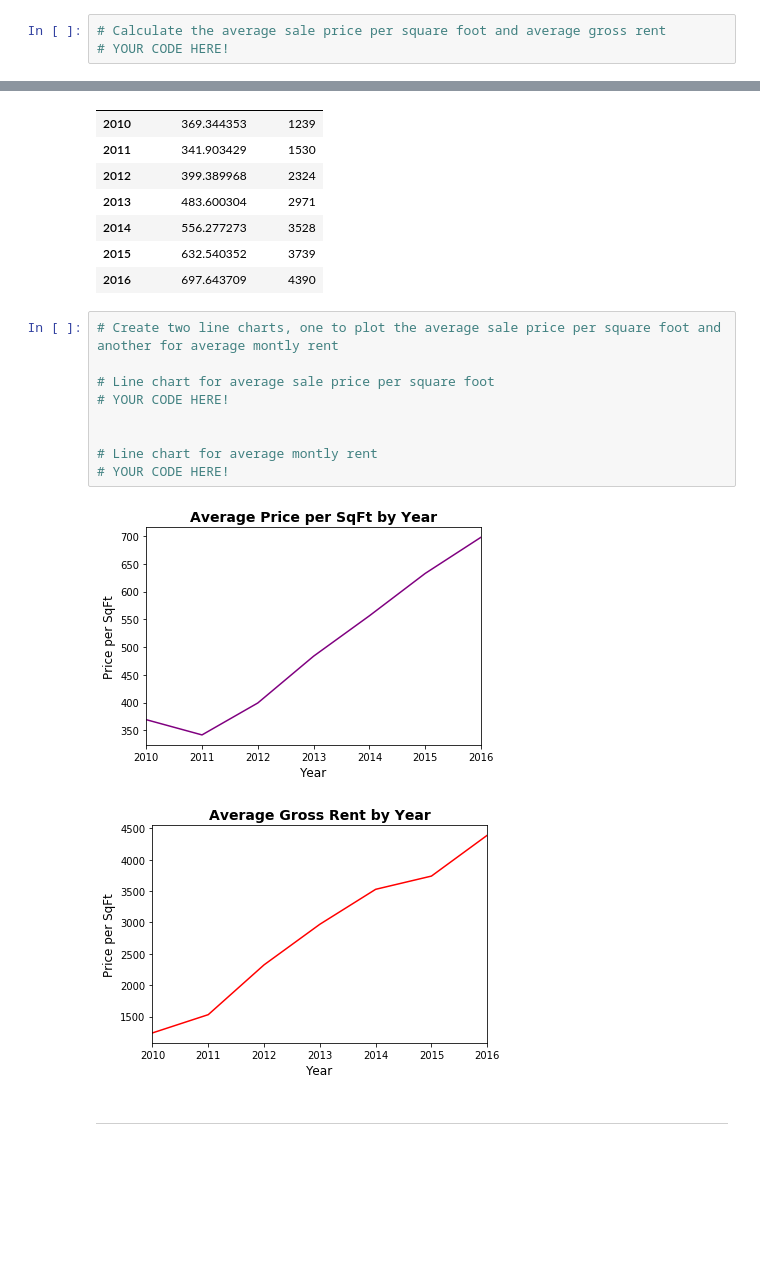
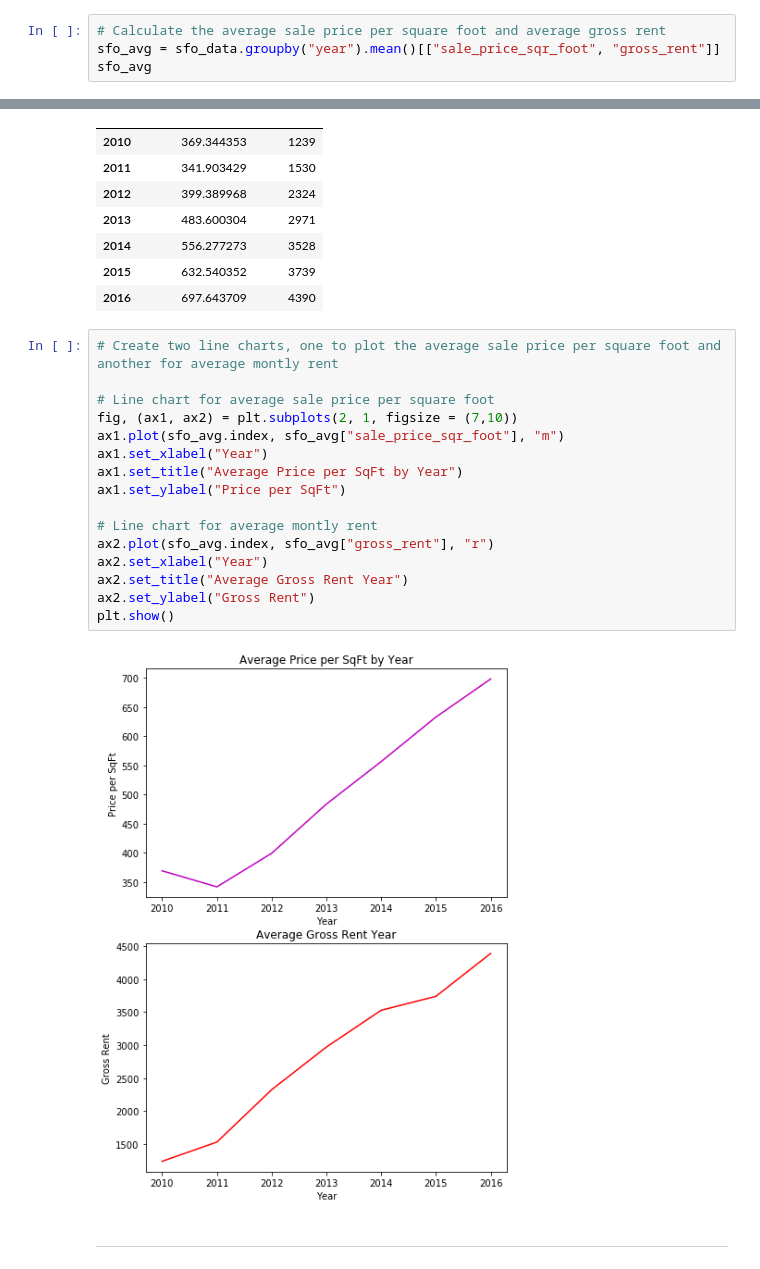
Before and after one commit to vweinblatt123/HW6-Pythonic-Monopoly, a Jupyter notebook: rental_analysis.ipynb, the cells around one changed output, grey strips where cells are left out. Cells and saved outputs as stored; diff of their text form; blank space fills up the shorter version.

```diff
--- a/rental_analysis.ipynb
+++ b/rental_analysis.ipynb
@@ -117,7 +117,8 @@ In this section, you will calculate the average monthly rent and the average pri
 **Optional challenge:** Plot each line chart in a different color.
 # %%
 # Calculate the average sale price per square foot and average gross rent
-# YOUR CODE HERE!
+sfo_avg = sfo_data.groupby("year").mean()[["sale_price_sqr_foot", "gross_rent"]]
+sfo_avg
 # %% [output]
 |  | sale_price_sqr_foot | gross_rent |
 | year |  |  |
@@ -131,15 +132,21 @@ In this section, you will calculate the average monthly rent and the average pri
 # %%
 # Create two line charts, one to plot the average sale price per square foot and another for average montly rent
 
 # Line chart for average sale price per square foot
-# YOUR CODE HERE!
-
+fig, (ax1, ax2) = plt.subplots(2, 1, figsize = (7,10))
+ax1.plot(sfo_avg.index, sfo_avg["sale_price_sqr_foot"], "m")
+ax1.set_xlabel("Year")
+ax1.set_title("Average Price per SqFt by Year")
+ax1.set_ylabel("Price per SqFt")
 
 # Line chart for average montly rent
-# YOUR CODE HERE!
+ax2.plot(sfo_avg.index, sfo_avg["gross_rent"], "r")
+ax2.set_xlabel("Year")
+ax2.set_title("Average Gross Rent Year")
+ax2.set_ylabel("Gross Rent")
+plt.show()
 # %% [output]
-[figure, old version]
+[figure, new version]
-[figure, removed]
 # %% [markdown]
 - - -
 # %% [markdown]
```
Also changed, not shown: parts of 2 cells of this notebook.
